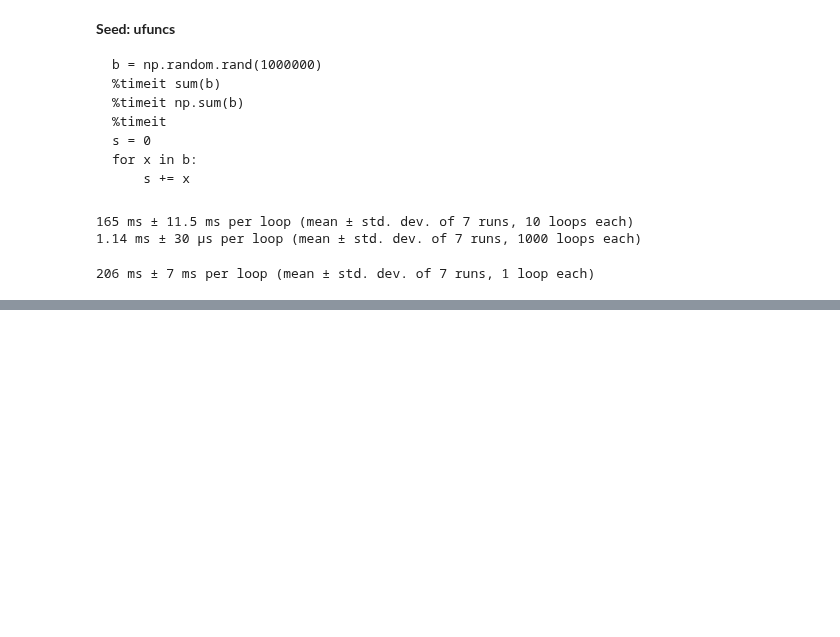
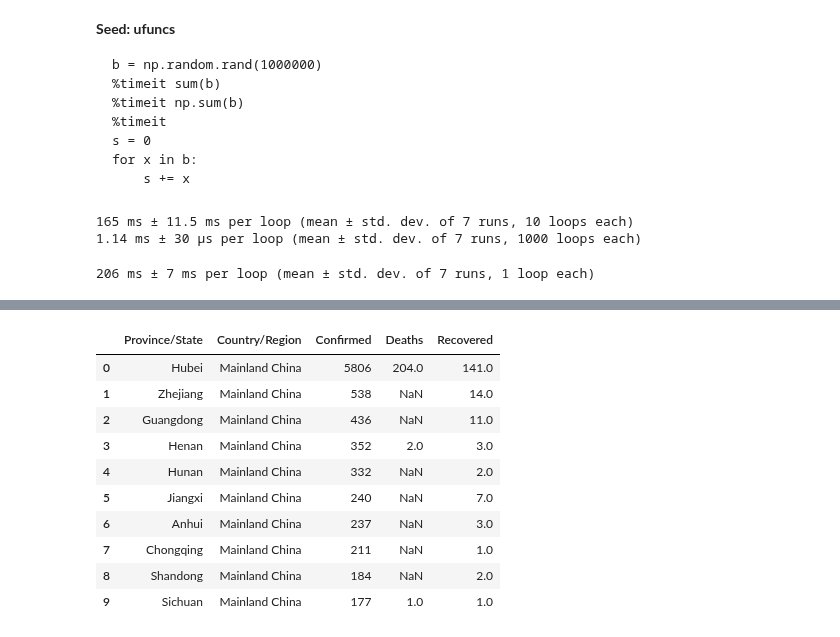
Before and after one commit to angelacpd/Jupyter_Hello, a Jupyter notebook: data_science_lib.ipynb, the cells around one changed output, grey strips where cells are left out. Cells and saved outputs as stored; diff of their text form; code cells hidden in the pictures; blank space fills up the shorter version.

```diff
--- a/data_science_lib.ipynb
+++ b/data_science_lib.ipynb
@@ -587,0 +800,16 @@ def my_sum(G):
+# %%
+df.drop(['Last Update'], axis=1, inplace=True)  # drop columns
+# %%
+df.head(10)
+# %% [output]
+|  | Province/State | Country/Region | Confirmed | Deaths | Recovered |
+| 0 | Hubei | Mainland China | 5806 | 204.0 | 141.0 |
+| 1 | Zhejiang | Mainland China | 538 | NaN | 14.0 |
+| 2 | Guangdong | Mainland China | 436 | NaN | 11.0 |
+| 3 | Henan | Mainland China | 352 | 2.0 | 3.0 |
+| 4 | Hunan | Mainland China | 332 | NaN | 2.0 |
+| 5 | Jiangxi | Mainland China | 240 | NaN | 7.0 |
+| 6 | Anhui | Mainland China | 237 | NaN | 3.0 |
+| 7 | Chongqing | Mainland China | 211 | NaN | 1.0 |
+| 8 | Shandong | Mainland China | 184 | NaN | 2.0 |
+| 9 | Sichuan | Mainland China | 177 | 1.0 | 1.0 |
```
Also changed, not shown: parts of 58 cells of this notebook, 2 other files.
